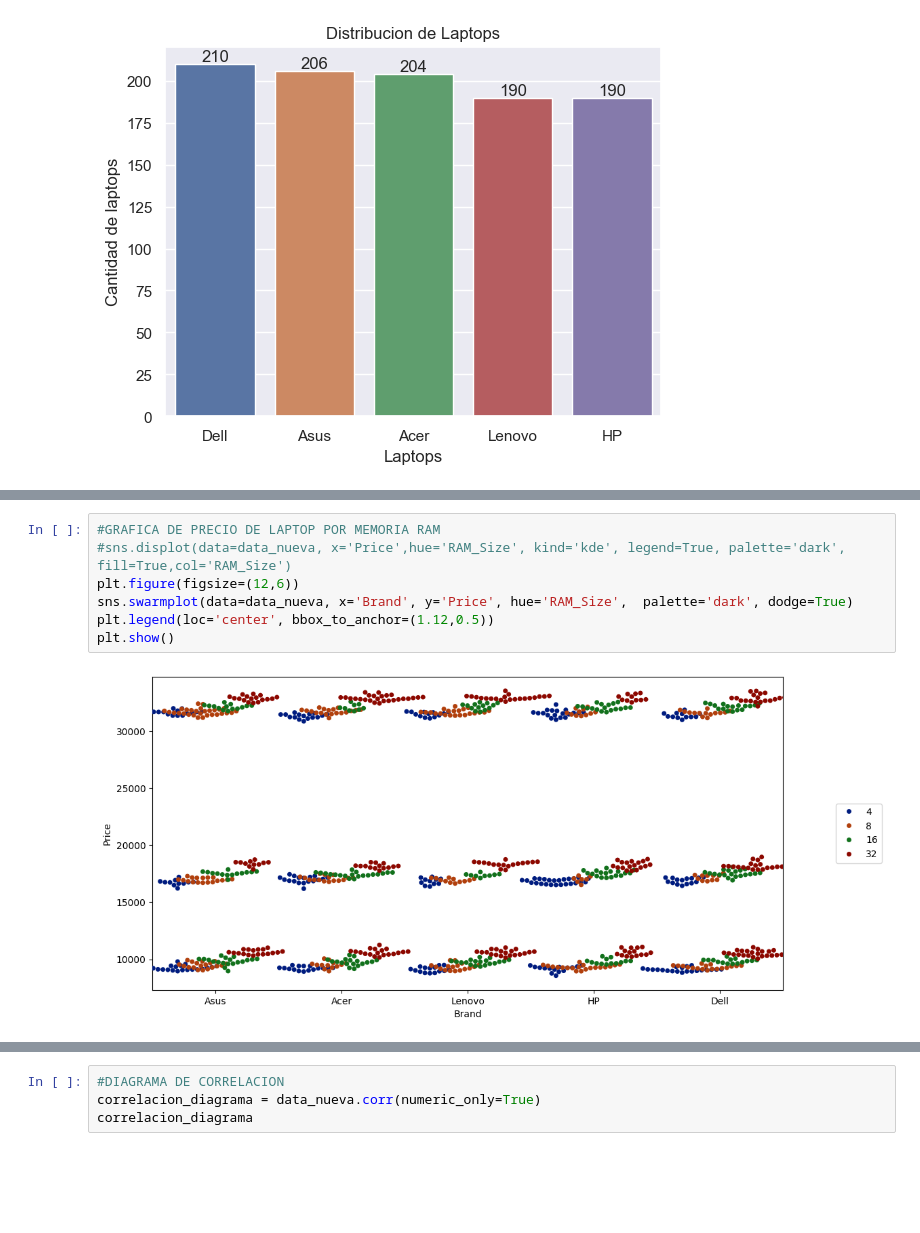
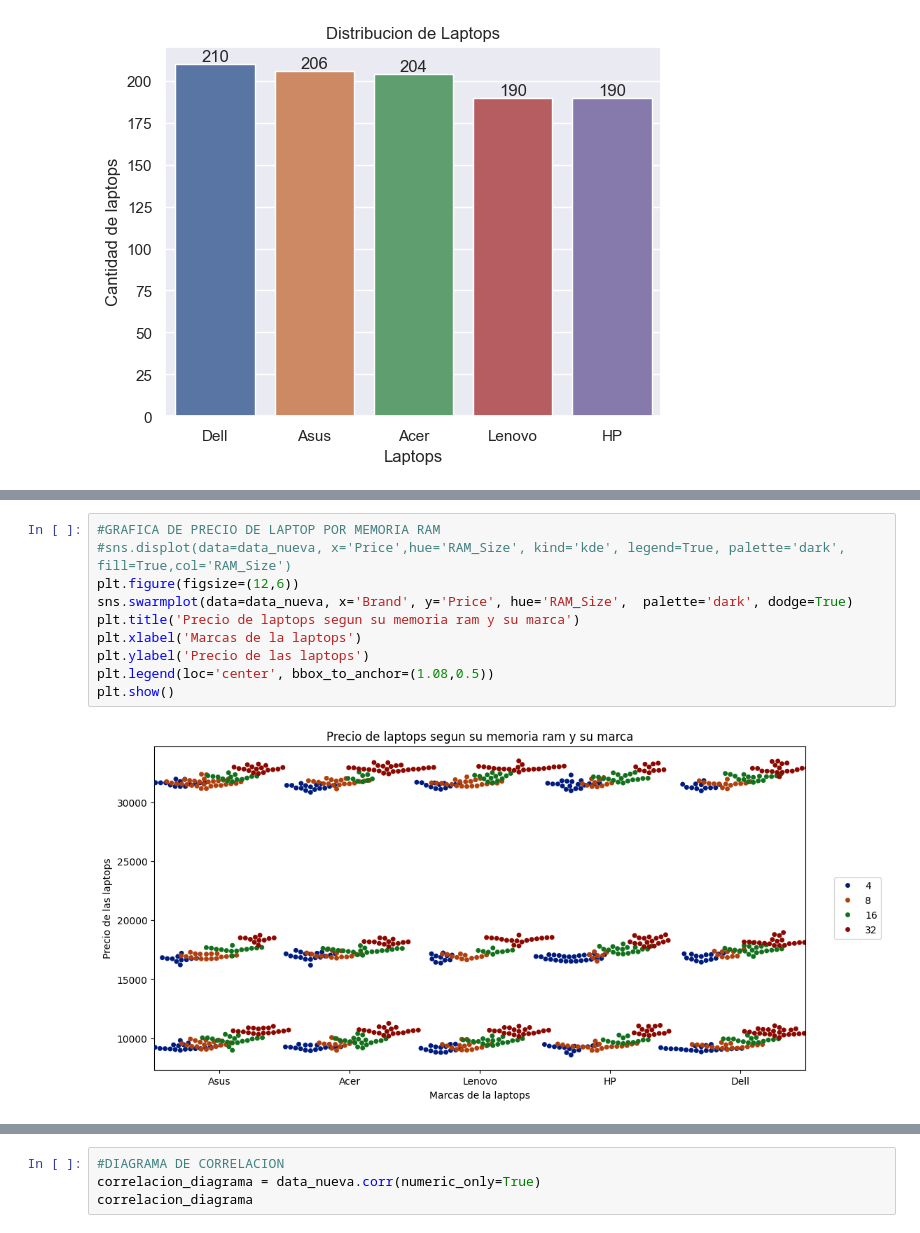
Before and after one commit to Isaac244/Proyecto_Machine_Learning, a Jupyter notebook: Proyecto-final.ipynb, the cells around one changed output, grey strips where cells are left out. Drawn from its saved outputs; the diff is of its cells as text; blank space fills up the shorter version.

```diff
--- a/Proyecto-final.ipynb
+++ b/Proyecto-final.ipynb
@@ -151,12 +218,15 @@ plt.show()
 # %%
 #GRAFICA DE PRECIO DE LAPTOP POR MEMORIA RAM
 #sns.displot(data=data_nueva, x='Price',hue='RAM_Size', kind='kde', legend=True, palette='dark', fill=True,col='RAM_Size')
 plt.figure(figsize=(12,6))
 sns.swarmplot(data=data_nueva, x='Brand', y='Price', hue='RAM_Size',  palette='dark', dodge=True)
-plt.legend(loc='center', bbox_to_anchor=(1.12,0.5))
+plt.title('Precio de laptops segun su memoria ram y su marca')
+plt.xlabel('Marcas de la laptops')
+plt.ylabel('Precio de las laptops')
+plt.legend(loc='center', bbox_to_anchor=(1.08,0.5))
 plt.show()
 # %% [output]
-[figure, old version]
+[figure, new version]
 # %%
 #GRAFICA DE PRECIO POR TAMAÑO DE DISCO DURO
 sns.histplot(data=data_nueva, x='Price', hue='Storage_Capacity', palette='dark')
```
Also changed, not shown: parts of 14 cells of this notebook.
